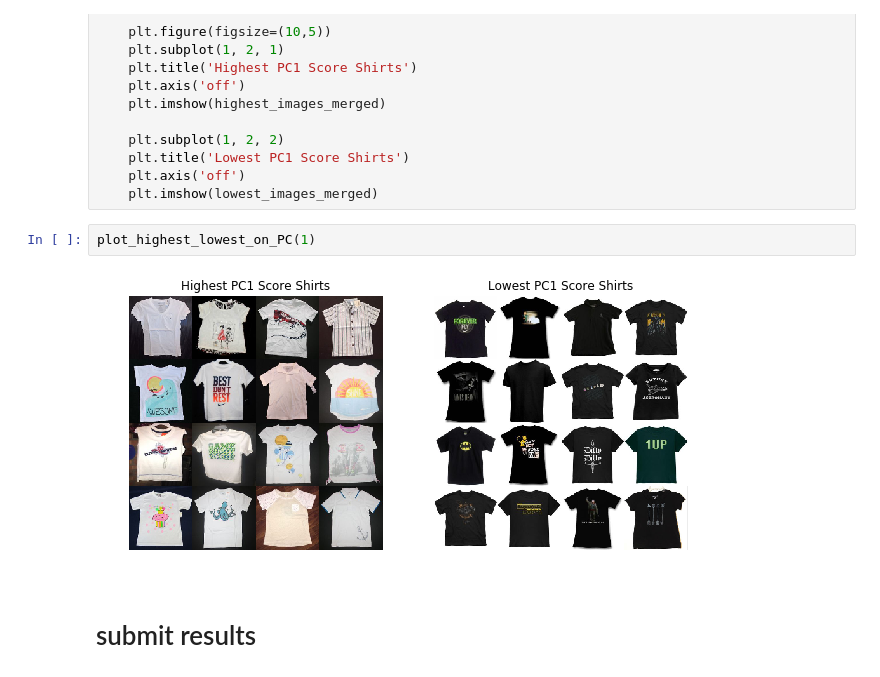
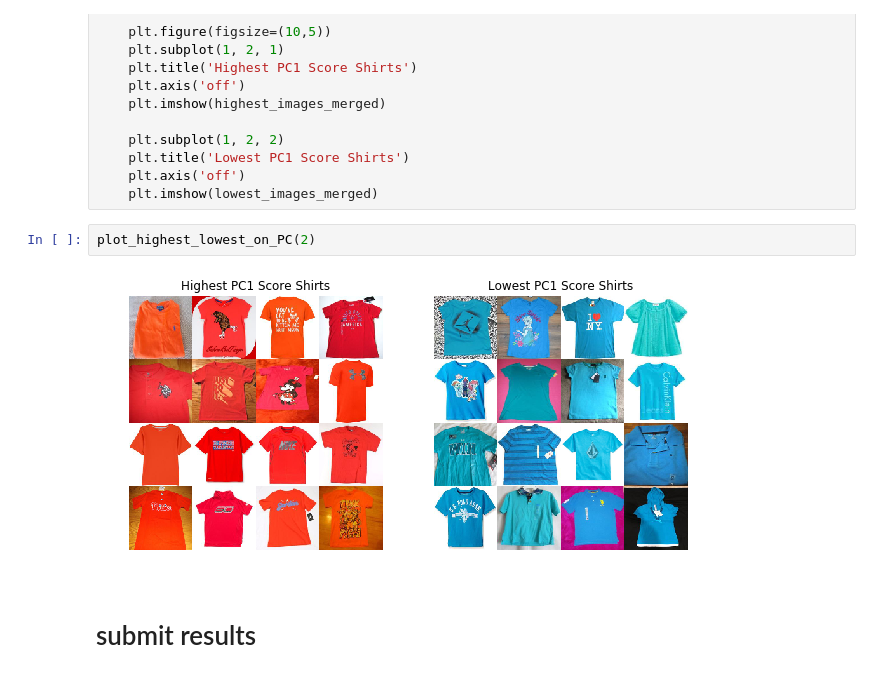
Before and after one commit to JonathanSomer/intro2DS_2019, a Jupyter notebook: HomeWork/HW5+casestudy/CSD3.ipynb, the cells around one changed output. Cells and saved outputs as stored; diff of their text form.

```diff
--- a/HomeWork/HW5+casestudy/CSD3.ipynb
+++ b/HomeWork/HW5+casestudy/CSD3.ipynb
@@ -299,9 +299,9 @@ def plot_highest_lowest_on_PC(pc):
     plt.axis('off')
     plt.imshow(lowest_images_merged)
 # %%
-plot_highest_lowest_on_PC(1)
+plot_highest_lowest_on_PC(2)
 # %% [output]
-[figure, old version]
+[figure, new version]
 # %% [markdown]
 # submit results
 # %%
```
Also changed, not shown: 1 other file.
